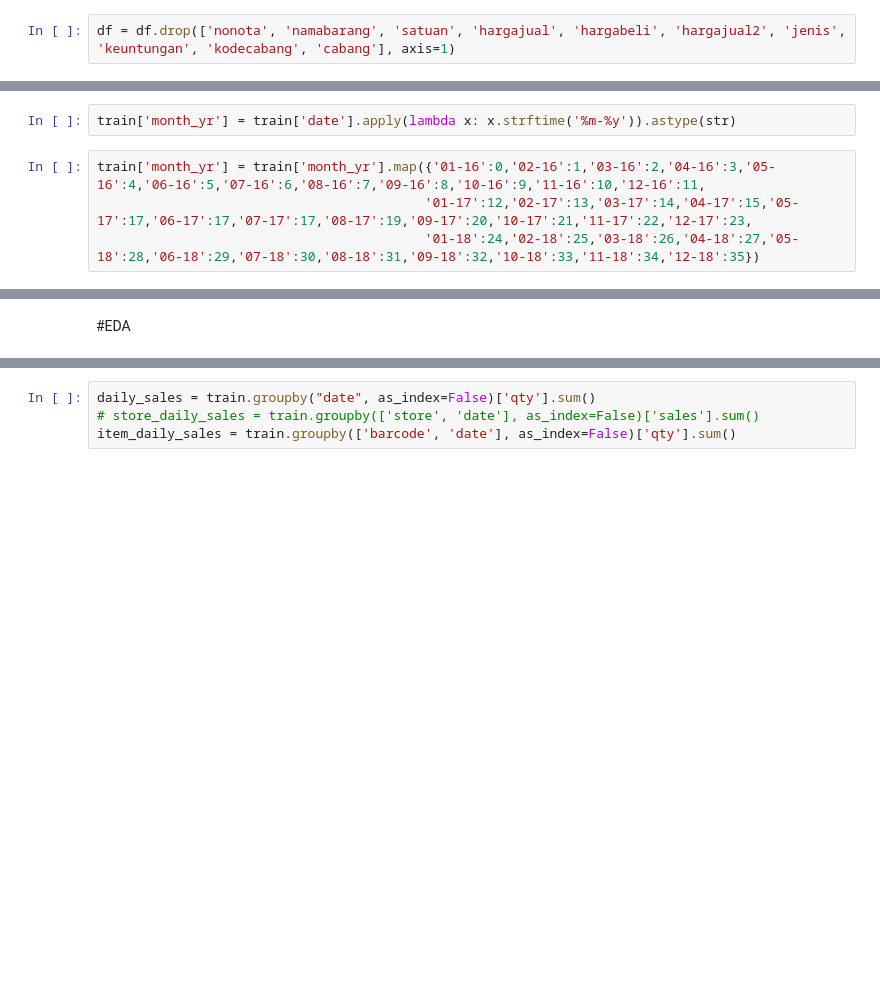
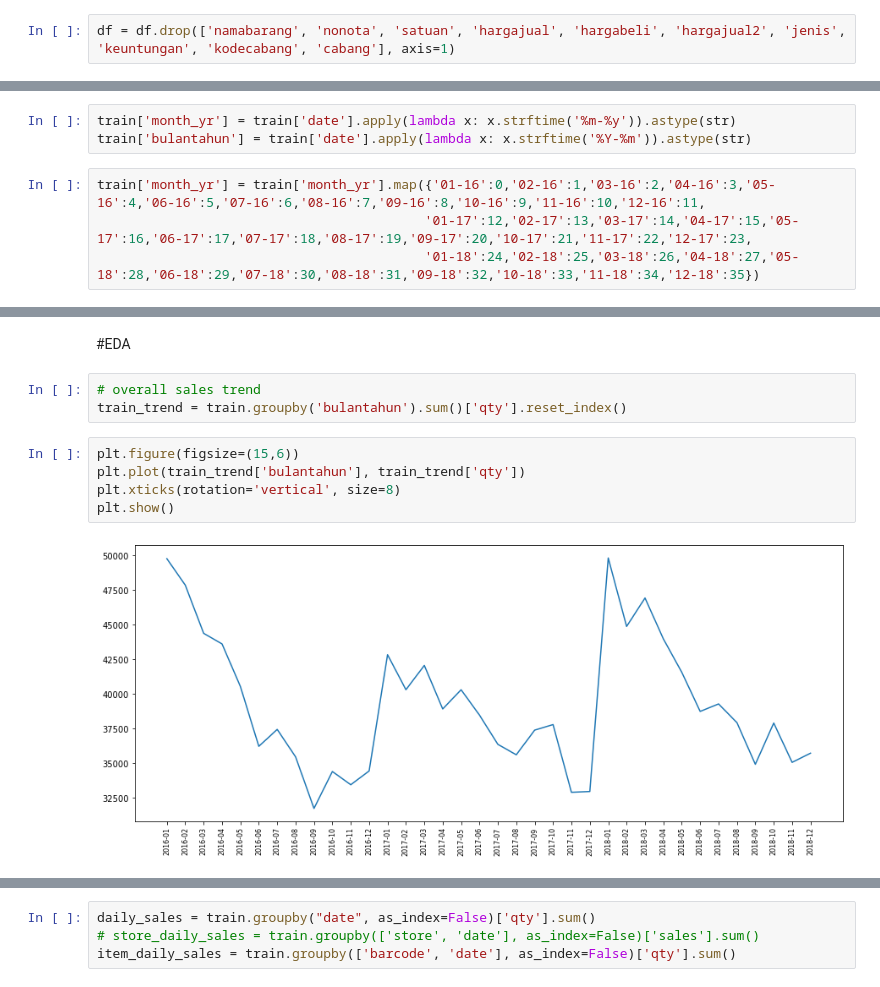
Before and after one commit to diegoray/sales-prediction-gru, a Jupyter notebook: ipynb/EDA.ipynb, the cells around one changed output, grey strips where cells are left out. Drawn from its saved outputs; the diff is of its cells as text; blank space fills up the shorter version.

```diff
--- a/ipynb/EDA.ipynb
+++ b/ipynb/EDA.ipynb
@@ -60,7 +61,7 @@ memory usage: 225.2+ MB
 # %% [markdown]
 ## Drop Column
 # %%
-df = df.drop(['nonota', 'namabarang', 'satuan', 'hargajual', 'hargabeli', 'hargajual2', 'jenis', 'keuntungan', 'kodecabang', 'cabang'], axis=1)
+df = df.drop(['namabarang', 'nonota', 'satuan', 'hargajual', 'hargabeli', 'hargajual2', 'jenis', 'keuntungan', 'kodecabang', 'cabang'], axis=1)
 # %%
 df
 # %% [output]
@@ -148,12 +149,23 @@ train['qty'] = train['qty'].astype(int)
 ## Get month number from Date
 # %%
 train['month_yr'] = train['date'].apply(lambda x: x.strftime('%m-%y')).astype(str)
+train['bulantahun'] = train['date'].apply(lambda x: x.strftime('%Y-%m')).astype(str)
 # %%
 train['month_yr'] = train['month_yr'].map({'01-16':0,'02-16':1,'03-16':2,'04-16':3,'05-16':4,'06-16':5,'07-16':6,'08-16':7,'09-16':8,'10-16':9,'11-16':10,'12-16':11,
-                                          '01-17':12,'02-17':13,'03-17':14,'04-17':15,'05-17':17,'06-17':17,'07-17':17,'08-17':19,'09-17':20,'10-17':21,'11-17':22,'12-17':23,
+                                          '01-17':12,'02-17':13,'03-17':14,'04-17':15,'05-17':16,'06-17':17,'07-17':18,'08-17':19,'09-17':20,'10-17':21,'11-17':22,'12-17':23,
                                           '01-18':24,'02-18':25,'03-18':26,'04-18':27,'05-18':28,'06-18':29,'07-18':30,'08-18':31,'09-18':32,'10-18':33,'11-18':34,'12-18':35})
 # %%
 # display(train)
 # display(train.info())
 # %% [markdown]
 #EDA
+# %%
+# overall sales trend
+train_trend = train.groupby('bulantahun').sum()['qty'].reset_index()
+# %%
+plt.figure(figsize=(15,6))
+plt.plot(train_trend['bulantahun'], train_trend['qty'])
+plt.xticks(rotation='vertical', size=8)
+plt.show()
+# %% [output]
+[figure, added]
```
Also changed, not shown: parts of 9 cells of this notebook.
